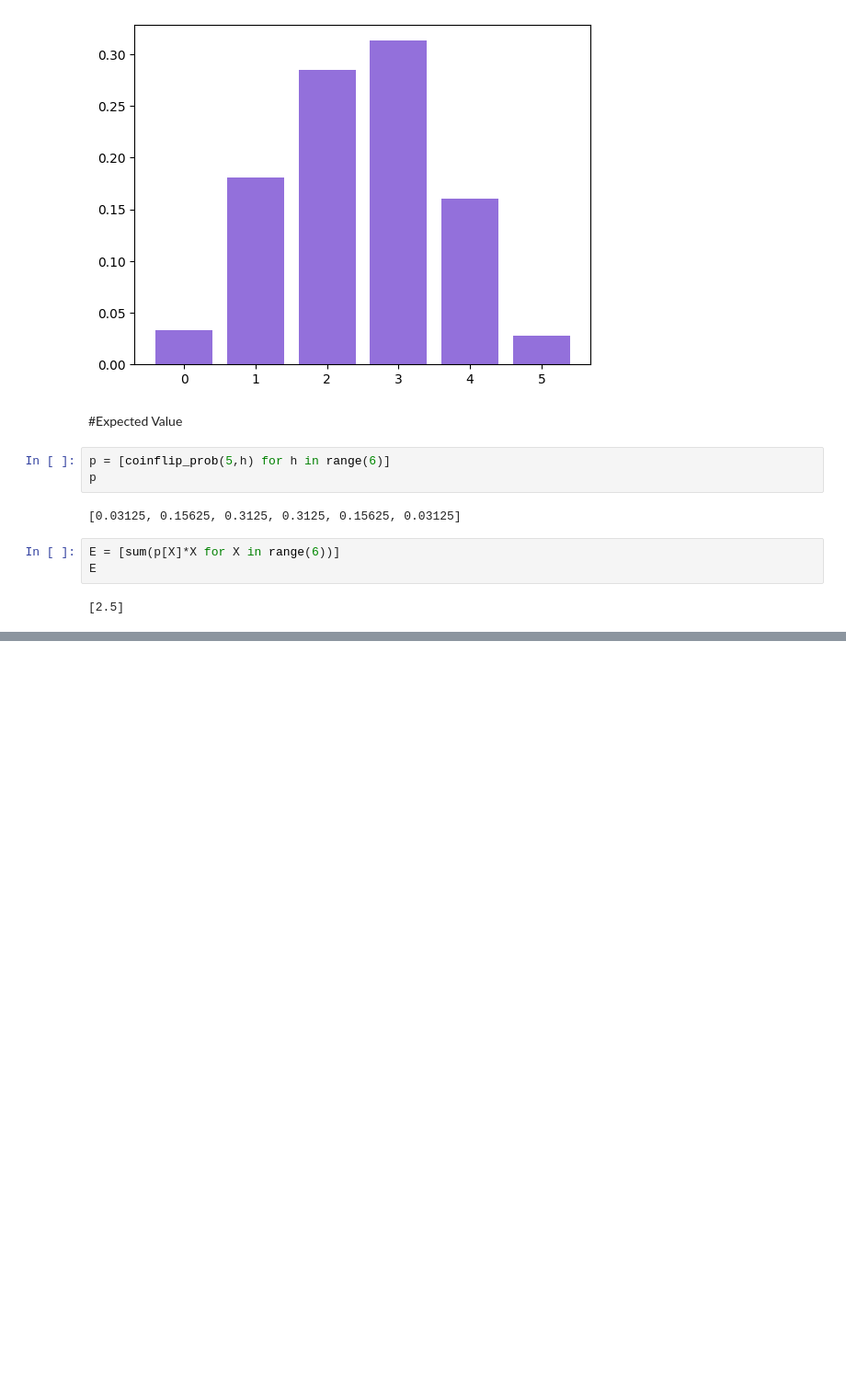
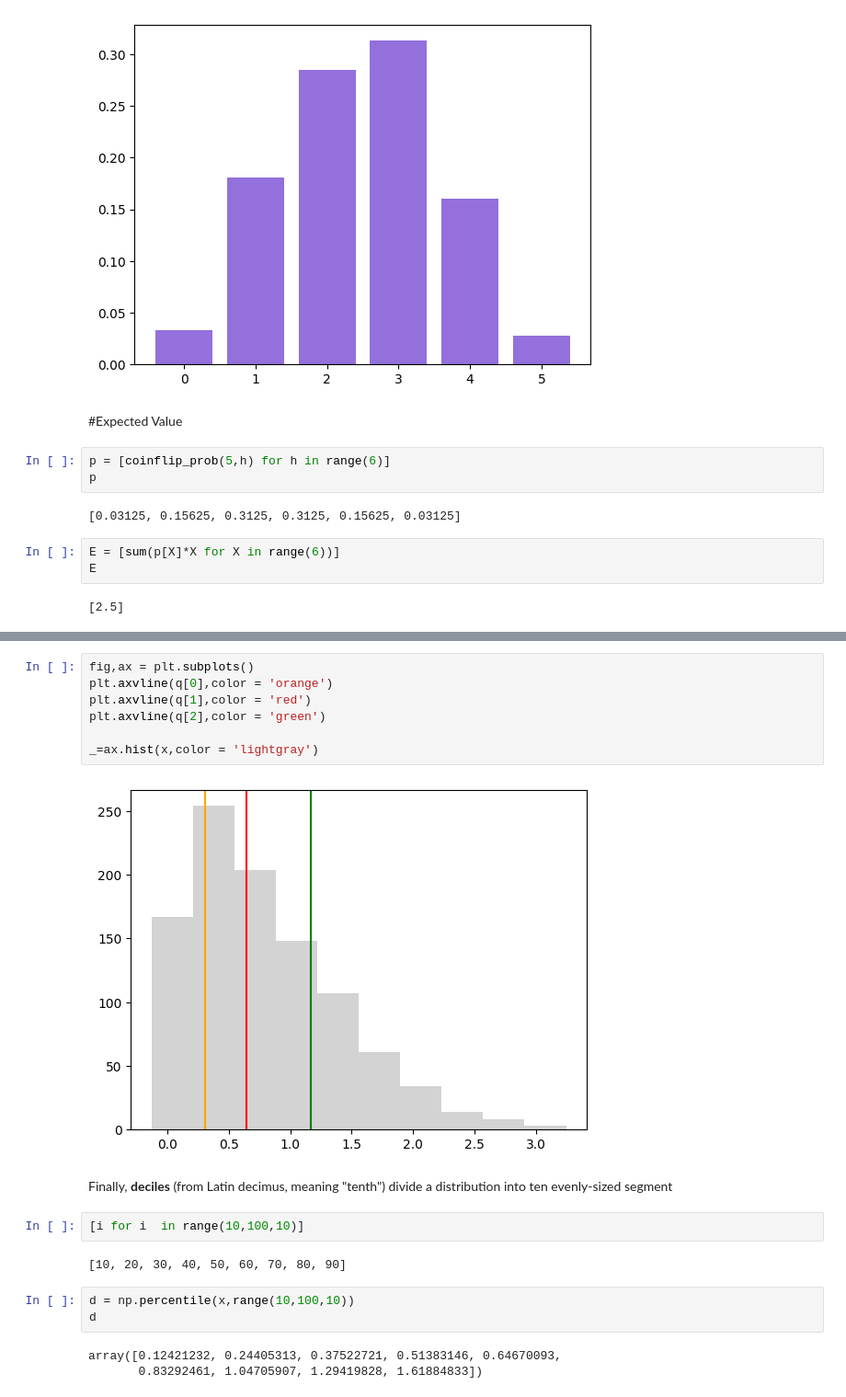
Before and after one commit to Krisho1/Machine-Learning-Foundations-Math-Probability-Statistics-and-Computer-Science-Python-Codes-, a Jupyter notebook: Probablity.ipynb, the cells around one changed output, grey strips where cells are left out. Shown at 92% size. Saved outputs shown, nothing was run; the diff lists cells and outputs as text; blank space fills up the shorter version.

```diff
--- a/Probablity.ipynb
+++ b/Probablity.ipynb
@@ -98,0 +241,21 @@ E
+# %%
+fig,ax = plt.subplots()
+plt.axvline(q[0],color = 'orange')
+plt.axvline(q[1],color = 'red')
+plt.axvline(q[2],color = 'green')
+
+_=ax.hist(x,color = 'lightgray')
+# %% [output]
+[figure, added]
+# %% [markdown]
+Finally, **deciles** (from Latin decimus, meaning "tenth") divide a distribution into ten evenly-sized segment
+# %%
+[i for i  in range(10,100,10)]
+# %% [output]
+[10, 20, 30, 40, 50, 60, 70, 80, 90]
+# %%
+d = np.percentile(x,range(10,100,10))
+d
+# %% [output]
+array([0.12421232, 0.24405313, 0.37522721, 0.51383146, 0.64670093,
+       0.83292461, 1.04705907, 1.29419828, 1.61884833])
```
Also changed, not shown: parts of 85 cells of this notebook.
